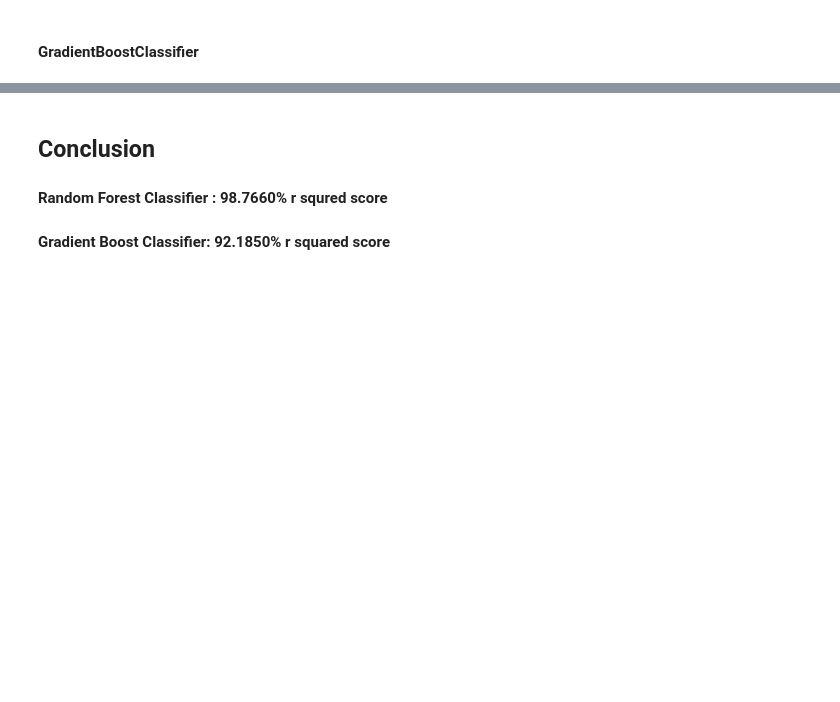
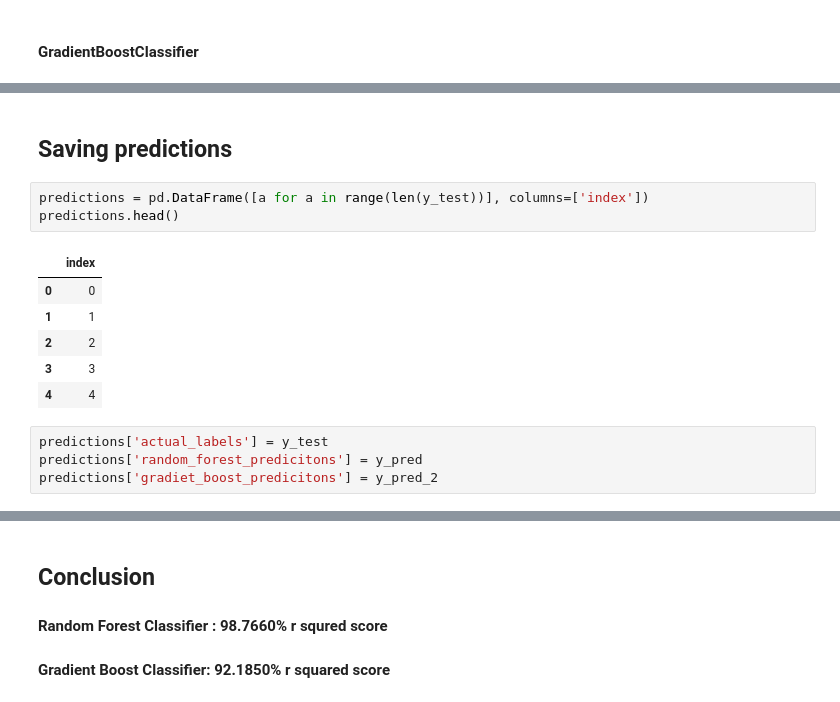
Before and after one commit to phadkesharan/Drug-Classification-using-Machine-Learning, a Jupyter notebook: Drug-classification-Kaggle.ipynb, the cells around one changed output, grey strips where cells are left out. Drawn from its saved outputs; the diff is of its cells as text; blank space fills up the shorter version.

```diff
--- a/Drug-classification-Kaggle.ipynb
+++ b/Drug-classification-Kaggle.ipynb
@@ -326,0 +327,16 @@ r2_score_2*100
+# %% [markdown]
+## Saving predictions
+# %%
+predictions = pd.DataFrame([a for a in range(len(y_test))], columns=['index'])
+predictions.head()
+# %% [output]
+|  | index |
+| 0 | 0 |
+| 1 | 1 |
+| 2 | 2 |
+| 3 | 3 |
+| 4 | 4 |
+# %%
+predictions['actual_labels'] = y_test
+predictions['random_forest_predicitons'] = y_pred
+predictions['gradiet_boost_predicitons'] = y_pred_2
```
Also changed, not shown: parts of 10 cells of this notebook, 3 other files.
